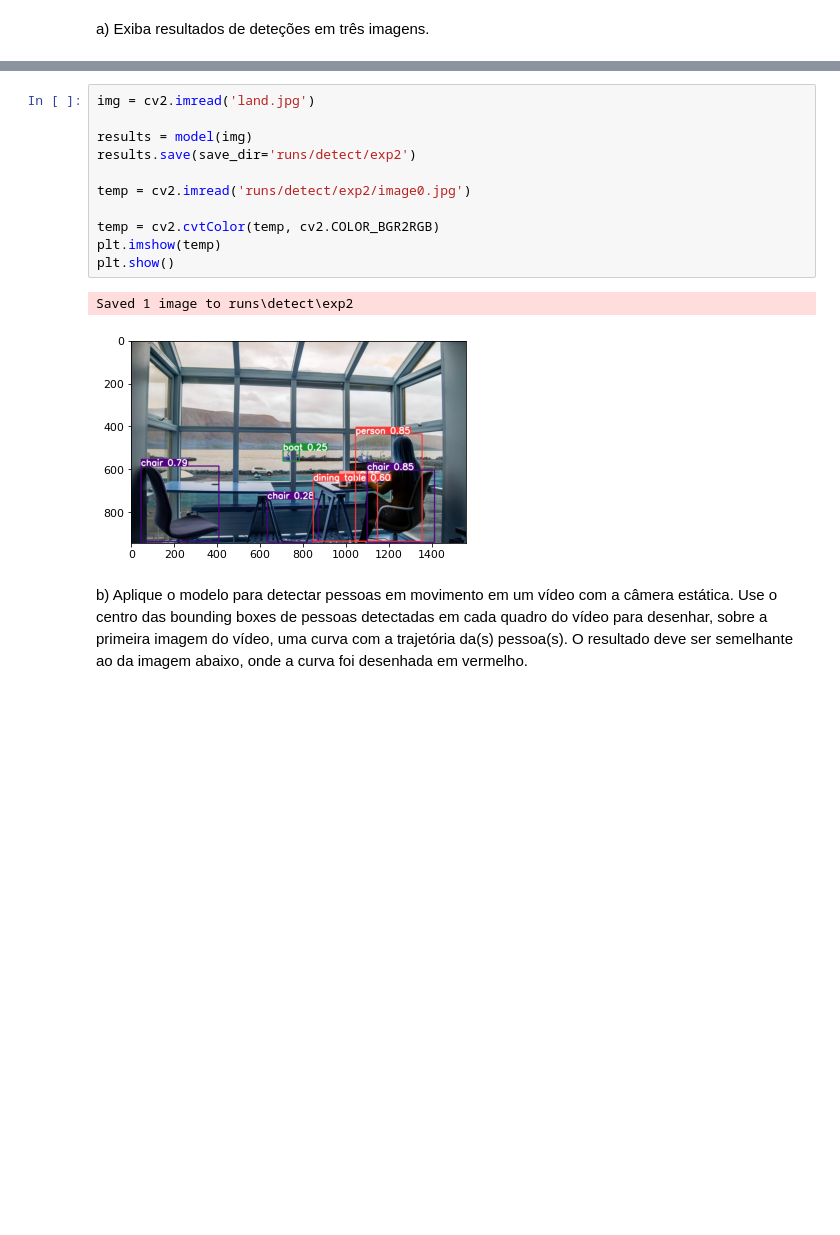
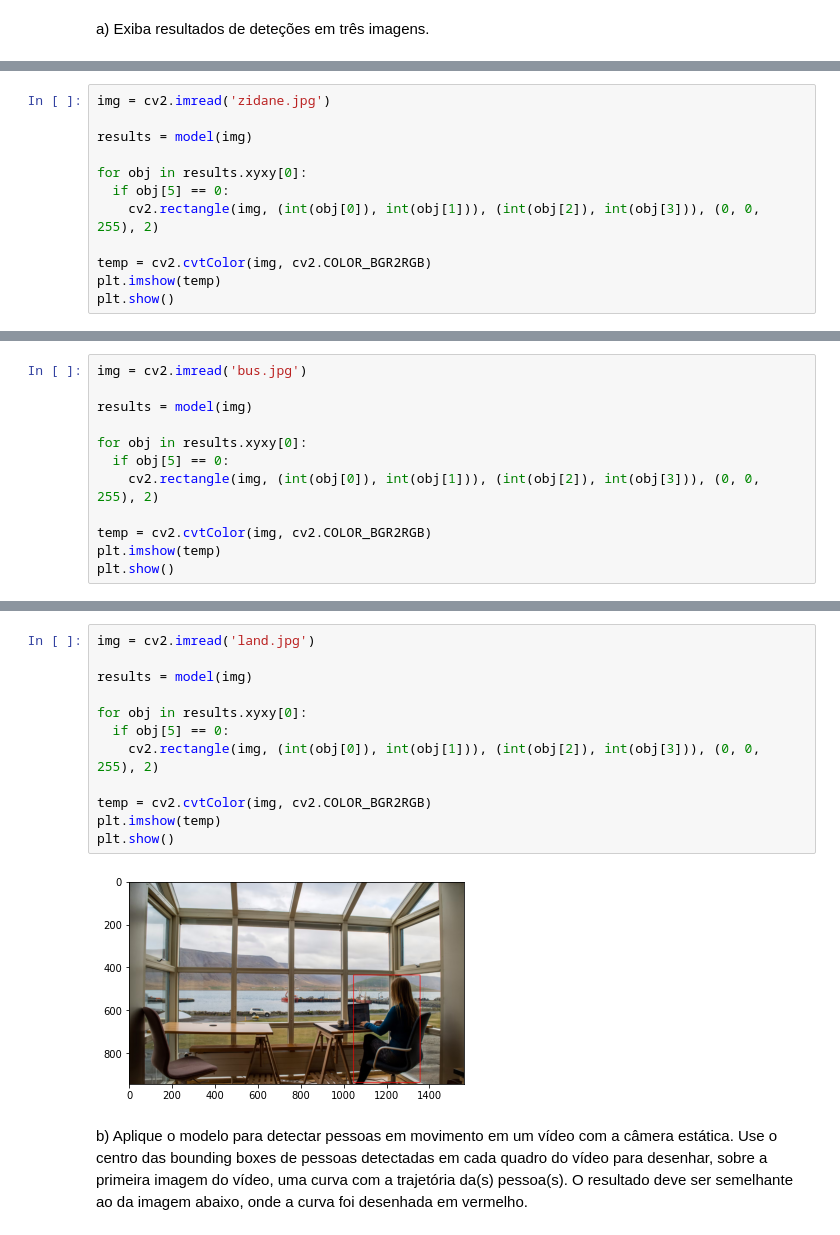
Before and after one commit to PeterMatthew/lista5-computer-vision, a Jupyter notebook: lista5.ipynb, the cells around one changed output, grey strips where cells are left out. Saved outputs shown, nothing was run; the diff lists cells and outputs as text; blank space fills up the shorter version.

```diff
--- a/lista5.ipynb
+++ b/lista5.ipynb
@@ -423,0 +396,12 @@ Saved 1 image to runs\detect\exp
+# %%
+img = cv2.imread('zidane.jpg')
+
+results = model(img)
+
+for obj in results.xyxy[0]:
+  if obj[5] == 0:
+    cv2.rectangle(img, (int(obj[0]), int(obj[1])), (int(obj[2]), int(obj[3])), (0, 0, 255), 2)
+
+temp = cv2.cvtColor(img, cv2.COLOR_BGR2RGB)
+plt.imshow(temp)
+plt.show()
@@ -423,0 +410,12 @@ Saved 1 image to runs\detect\exp
+# %%
+img = cv2.imread('bus.jpg')
+
+results = model(img)
+
+for obj in results.xyxy[0]:
+  if obj[5] == 0:
+    cv2.rectangle(img, (int(obj[0]), int(obj[1])), (int(obj[2]), int(obj[3])), (0, 0, 255), 2)
+
+temp = cv2.cvtColor(img, cv2.COLOR_BGR2RGB)
+plt.imshow(temp)
+plt.show()
@@ -424,17 +424,17 @@ Saved 1 image to runs\detect\exp
 # %%
 img = cv2.imread('land.jpg')
 
 results = model(img)
-results.save(save_dir='runs/detect/exp2')
 
-temp = cv2.imread('runs/detect/exp2/image0.jpg')
+for obj in results.xyxy[0]:
+  if obj[5] == 0:
+    cv2.rectangle(img, (int(obj[0]), int(obj[1])), (int(obj[2]), int(obj[3])), (0, 0, 255), 2)
 
-temp = cv2.cvtColor(temp, cv2.COLOR_BGR2RGB)
+temp = cv2.cvtColor(img, cv2.COLOR_BGR2RGB)
 plt.imshow(temp)
 plt.show()
 # %% [output]
-Saved 1 image to runs\detect\exp2
-[figure, old version]
+[figure, new version]
 # %% [markdown]
 b) Aplique o modelo para detectar pessoas em movimento em um vídeo com a câmera estática. Use o centro das bounding boxes de pessoas detectadas em cada quadro do vídeo para desenhar, sobre a primeira imagem do vídeo, uma curva com a trajetória da(s) pessoa(s). O resultado deve ser semelhante ao da imagem abaixo, onde a curva foi desenhada em vermelho.
 # %%
```
Also changed, not shown: parts of 4 cells of this notebook, 3 other files.
